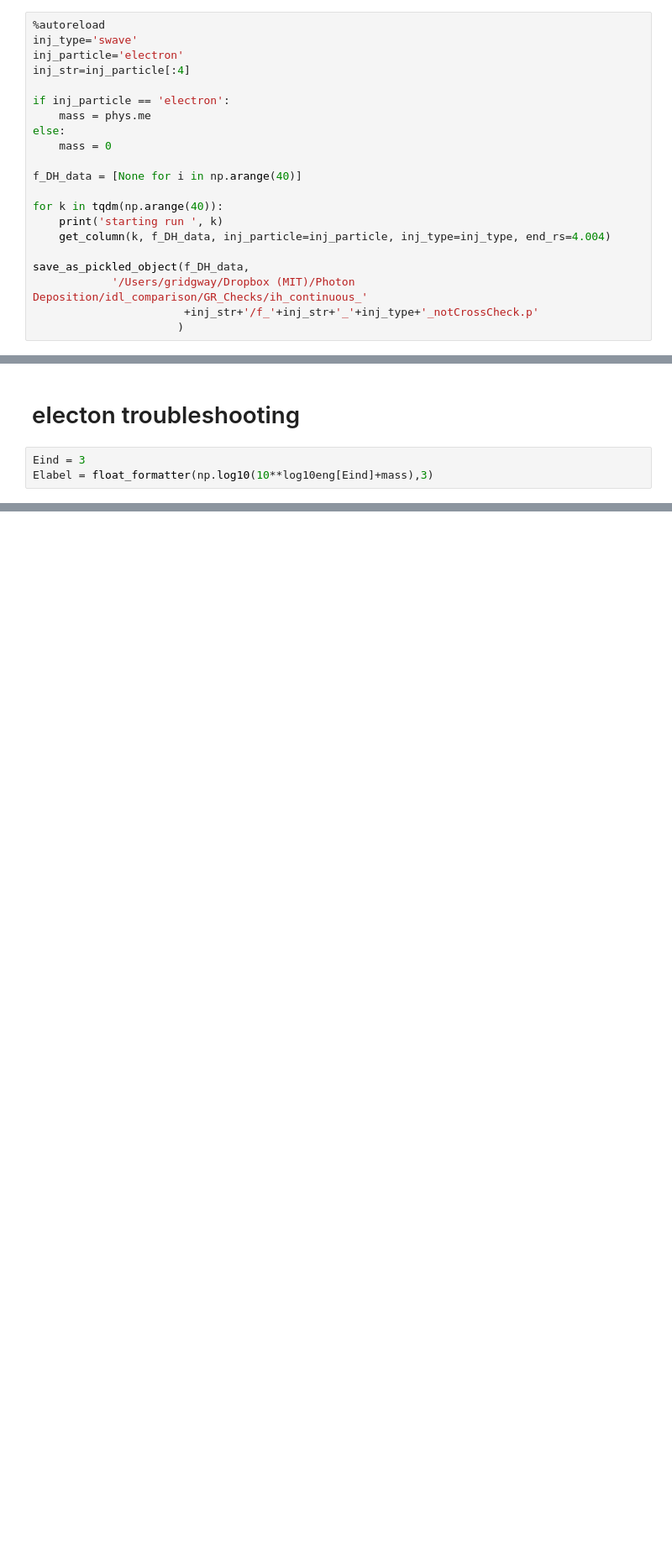
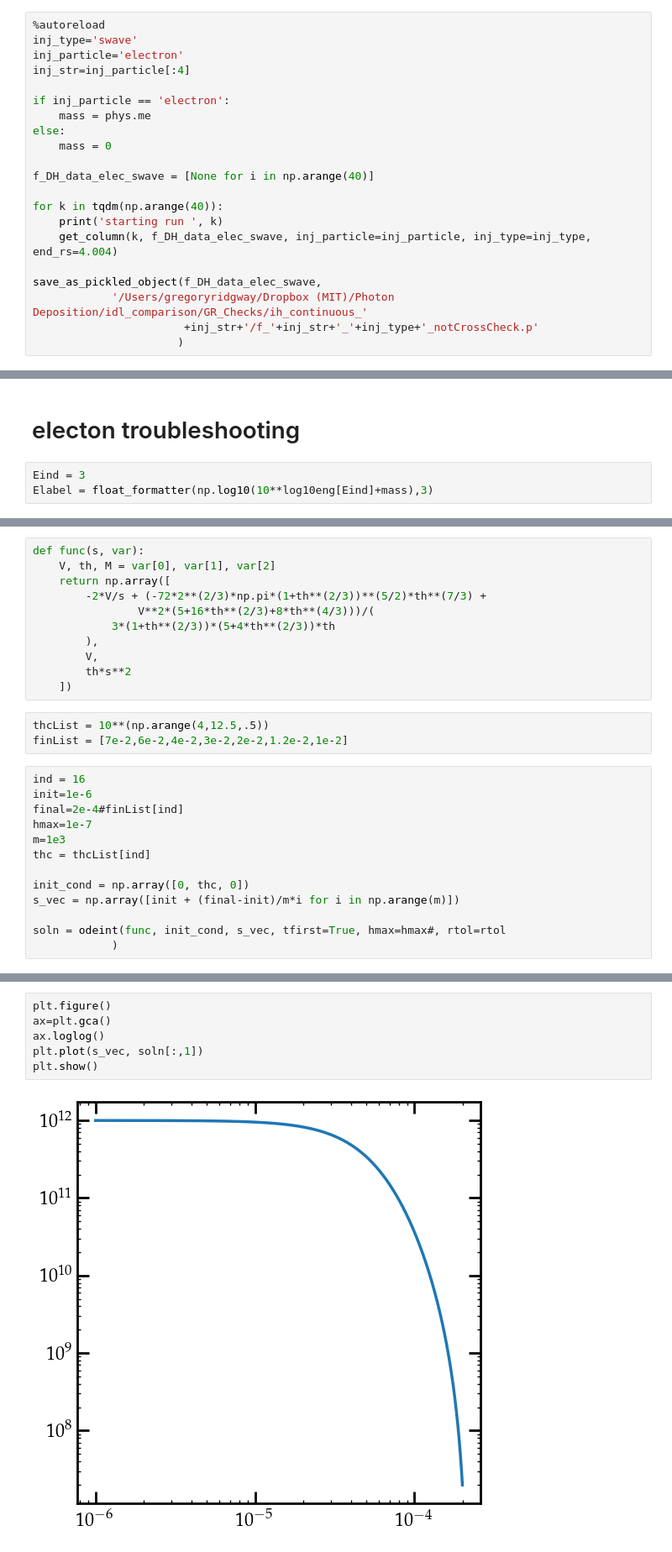
Before and after one commit to hongwanliu/DarkHistory, a Jupyter notebook: examples/Example13_Cross_Checks.ipynb, the cells around one changed output, grey strips where cells are left out. Shown at 84% size. Saved outputs shown, nothing was run; the diff lists cells and outputs as text; blank space fills up the shorter version.

```diff
--- a/examples/Example13_Cross_Checks.ipynb
+++ b/examples/Example13_Cross_Checks.ipynb
@@ -527,13 +537,13 @@ if inj_particle == 'electron':
 else:
     mass = 0
 
-f_DH_data = [None for i in np.arange(40)]
+f_DH_data_elec_swave = [None for i in np.arange(40)]
 
 for k in tqdm(np.arange(40)):
     print('starting run ', k)
-    get_column(k, f_DH_data, inj_particle=inj_particle, inj_type=inj_type, end_rs=4.004)
+    get_column(k, f_DH_data_elec_swave, inj_particle=inj_particle, inj_type=inj_type, end_rs=4.004)
 
-save_as_pickled_object(f_DH_data,
-            '/Users/gridgway/Dropbox (MIT)/Photon Deposition/idl_comparison/GR_Checks/ih_continuous_'
+save_as_pickled_object(f_DH_data_elec_swave,
+            '/Users/gregoryridgway/Dropbox (MIT)/Photon Deposition/idl_comparison/GR_Checks/ih_continuous_'
                        +inj_str+'/f_'+inj_str+'_'+inj_type+'_notCrossCheck.p'
                       )
@@ -1287,0 +1316,27 @@ rs:  3.0E+03
+# %%
+def func(s, var):
+    V, th, M = var[0], var[1], var[2]
+    return np.array([
+        -2*V/s + (-72*2**(2/3)*np.pi*(1+th**(2/3))**(5/2)*th**(7/3) +
+                V**2*(5+16*th**(2/3)+8*th**(4/3)))/(
+            3*(1+th**(2/3))*(5+4*th**(2/3))*th
+        ),
+        V,
+        th*s**2
+    ])
+# %%
+thcList = 10**(np.arange(4,12.5,.5))
+finList = [7e-2,6e-2,4e-2,3e-2,2e-2,1.2e-2,1e-2]
+# %%
+ind = 16
+init=1e-6
+final=2e-4#finList[ind]
+hmax=1e-7
+m=1e3
+thc = thcList[ind]
+
+init_cond = np.array([0, thc, 0])
+s_vec = np.array([init + (final-init)/m*i for i in np.arange(m)])
+
+soln = odeint(func, init_cond, s_vec, tfirst=True, hmax=hmax#, rtol=rtol
+            )
@@ -1287,0 +1351,8 @@ rs:  3.0E+03
+# %%
+plt.figure()
+ax=plt.gca()
+ax.loglog()
+plt.plot(s_vec, soln[:,1])
+plt.show()
+# %% [output]
+[figure, added]
```
Also changed, not shown: parts of 12 cells of this notebook, 2 other files.
